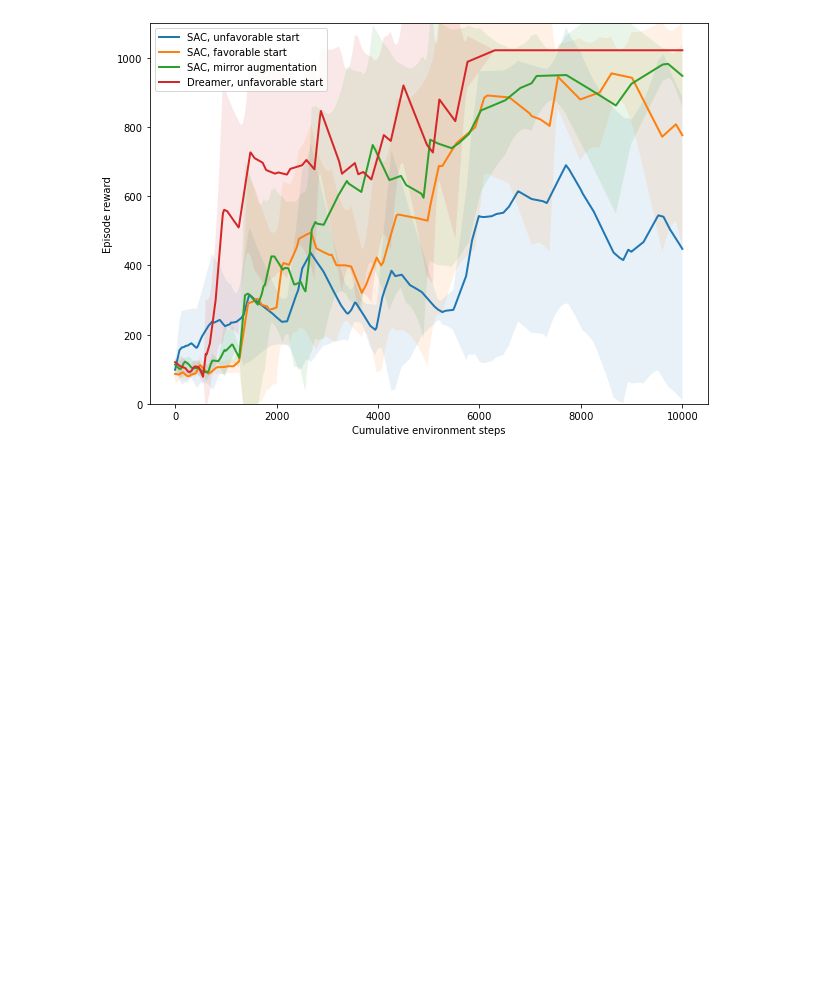
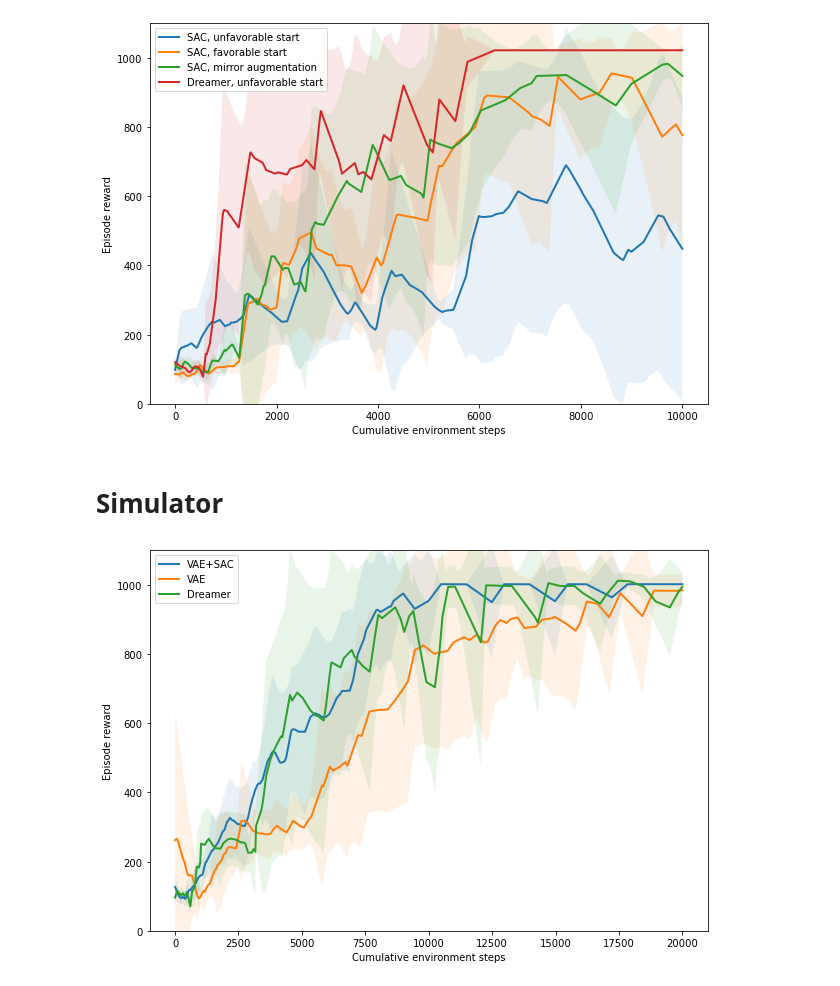
Before and after one commit to ari-viitala/RLDonkeyCar, a Jupyter notebook: analysis/Results.ipynb, the cells around one changed output. Saved outputs shown, nothing was run; the diff lists cells and outputs as text; code cells hidden in the pictures; blank space fills up the shorter version.

Commit message:
Simulator results

```diff
--- a/analysis/Results.ipynb
+++ b/analysis/Results.ipynb
@@ -74,7 +74,7 @@ plot_run_path("./results/real_dreamer/square/")
 # %% [output]
 [figure]
 # %%
-def plot_run(data_folder, label):
+def plot_run(data_folder, label, env_type="real"):
 
     runs = sorted([x for x in os.listdir(data_folder) if ".ipy" not in x])
 
@@ -87,7 +87,7 @@ def plot_run(data_folder, label):
         cum_env_steps = [0] + list(data.groupby("Episode").max().Step.cumsum()[:-1])
 
         interp = interp1d(cum_env_steps, episode_lengths, fill_value="extrapolate")
-        interp_x = np.arange(10000)
+        interp_x = np.arange(10000 if env_type=="real" else 20000)
 
         rewards = interp(interp_x)
         #print(rewards)
@@ -150,3 +150,13 @@ plot_run("./results/real_dreamer/track/", "Dreamer, unfavorable start")
 plt.show()
 # %% [output]
 [figure]
+# %% [markdown]
+# Simulator
+# %%
+plt.figure(1, (10, 7))
+plot_run("./results/sim_aesac/", label="VAE+SAC", env_type="sim")
+plot_run("./results/sim_vae", label="VAE", env_type="sim")
+plot_run("./results/sim_dreamer/", label="Dreamer", env_type="sim")
+plt.show()
+# %% [output]
+[figure, added]
```
Also changed, not shown: 5 other files.
